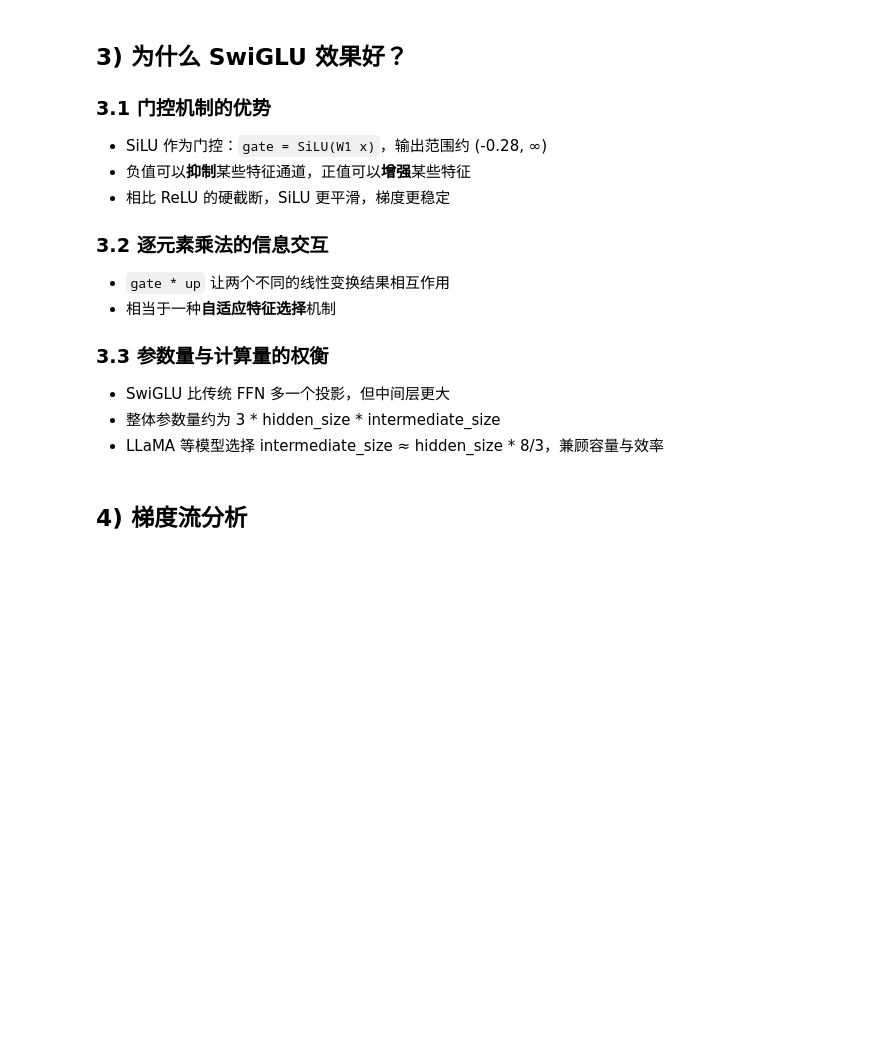
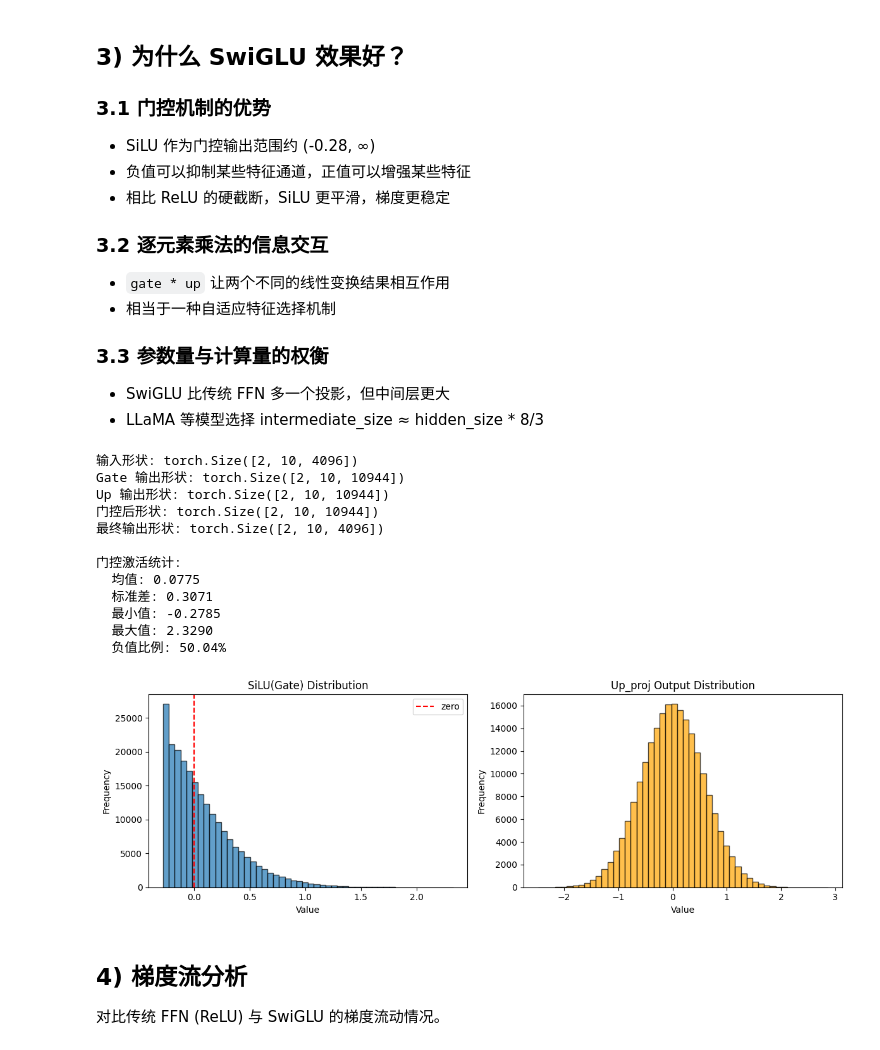
Before and after one commit to nev8rz/vermind, a Jupyter notebook: docs/swiglu.ipynb, the cells around one changed output. Drawn from its saved outputs; the diff is of its cells as text; code cells hidden in the pictures; blank space fills up the shorter version.

```diff
--- a/docs/swiglu.ipynb
+++ b/docs/swiglu.ipynb
@@ -123,65 +109,76 @@ print(f"SwiGLU (3个 linear): {params['total']:,}")
 ## 3) 为什么 SwiGLU 效果好？
 
 ### 3.1 门控机制的优势
-- SiLU 作为门控：`gate = SiLU(W1 x)`，输出范围约 (-0.28, ∞)
-- 负值可以**抑制**某些特征通道，正值可以**增强**某些特征
+- SiLU 作为门控输出范围约 (-0.28, ∞)
+- 负值可以抑制某些特征通道，正值可以增强某些特征
 - 相比 ReLU 的硬截断，SiLU 更平滑，梯度更稳定
 
 ### 3.2 逐元素乘法的信息交互
 - `gate * up` 让两个不同的线性变换结果相互作用
-- 相当于一种**自适应特征选择**机制
+- 相当于一种自适应特征选择机制
 
 ### 3.3 参数量与计算量的权衡
 - SwiGLU 比传统 FFN 多一个投影，但中间层更大
-- 整体参数量约为 3 * hidden_size * intermediate_size
-- LLaMA 等模型选择 intermediate_size ≈ hidden_size * 8/3，兼顾容量与效率
+- LLaMA 等模型选择 intermediate_size ≈ hidden_size * 8/3
 # %%
 # 可视化门控效果
 batch_size, seq_len, hidden_size = 2, 10, 4096
-intermediate_size = ffn.intermediate_size
 
 x = torch.randn(batch_size, seq_len, hidden_size)
 
-# 前向传播，获取中间结果
-gate = ffn.gate_proj(x)           # [B, T, intermediate_size]
-gate_activated = silu(gate)       # 经过 SiLU 激活
-up = ffn.up_proj(x)               # [B, T, intermediate_size]
-gated = gate_activated * up       # 逐元素乘法
-output = ffn.down_proj(gated)     # [B, T, hidden_size]
+gate = ffn.gate_proj(x)
+gate_activated = silu(gate)
+up = ffn.up_proj(x)
+gated = gate_activated * up
+output = ffn.down_proj(gated)
 
 print(f"输入形状: {x.shape}")
-print(f"gate_proj 输出形状: {gate.shape}")
-print(f"up_proj 输出形状: {up.shape}")
+print(f"Gate 输出形状: {gate.shape}")
+print(f"Up 输出形状: {up.shape}")
 print(f"门控后形状: {gated.shape}")
 print(f"最终输出形状: {output.shape}")
 
-# 分析门控信号分布
-print("\n门控信号统计 (SiLU(gate)):")
+print(f"\n门控激活统计:")
 print(f"  均值: {gate_activated.mean().item():.4f}")
 print(f"  标准差: {gate_activated.std().item():.4f}")
 print(f"  最小值: {gate_activated.min().item():.4f}")
 print(f"  最大值: {gate_activated.max().item():.4f}")
 print(f"  负值比例: {(gate_activated < 0).float().mean().item():.2%}")
 
-# 可视化
 plt.figure(figsize=(12, 4))
 
 plt.subplot(1, 2, 1)
-plt.hist(gate_activated.flatten().cpu().numpy(), bins=50, alpha=0.7, edgecolor='black')
+plt.hist(gate_activated.flatten().detach().cpu().numpy(), bins=50, alpha=0.7, edgecolor='black')
 plt.axvline(0, color='red', linestyle='--', label='zero')
-plt.title("门控信号 SiLU(gate) 分布")
-plt.xlabel("值")
-plt.ylabel("频次")
+plt.title("SiLU(Gate) Distribution")
+plt.xlabel("Value")
+plt.ylabel("Frequency")
 plt.legend()
 
 plt.subplot(1, 2, 2)
-plt.hist(up.flatten().cpu().numpy(), bins=50, alpha=0.7, color='orange', edgecolor='black')
-plt.title("up_proj 输出分布")
-plt.xlabel("值")
-plt.ylabel("频次")
+plt.hist(up.flatten().detach().cpu().numpy(), bins=50, alpha=0.7, color='orange', edgecolor='black')
+plt.title("Up_proj Output Distribution")
+plt.xlabel("Value")
+plt.ylabel("Frequency")
 
 plt.tight_layout()
 plt.show()
+# %% [output]
+输入形状: torch.Size([2, 10, 4096])
+Gate 输出形状: torch.Size([2, 10, 10944])
+Up 输出形状: torch.Size([2, 10, 10944])
+门控后形状: torch.Size([2, 10, 10944])
+最终输出形状: torch.Size([2, 10, 4096])
+
+门控激活统计:
+  均值: 0.0775
+  标准差: 0.3071
+  最小值: -0.2785
+  最大值: 2.3290
+  负值比例: 50.04%
+[figure, added]
 # %% [markdown]
 ## 4) 梯度流分析
+
+对比传统 FFN (ReLU) 与 SwiGLU 的梯度流动情况。
 # %%
```
Also changed, not shown: parts of 10 cells of this notebook, 4 other files.
